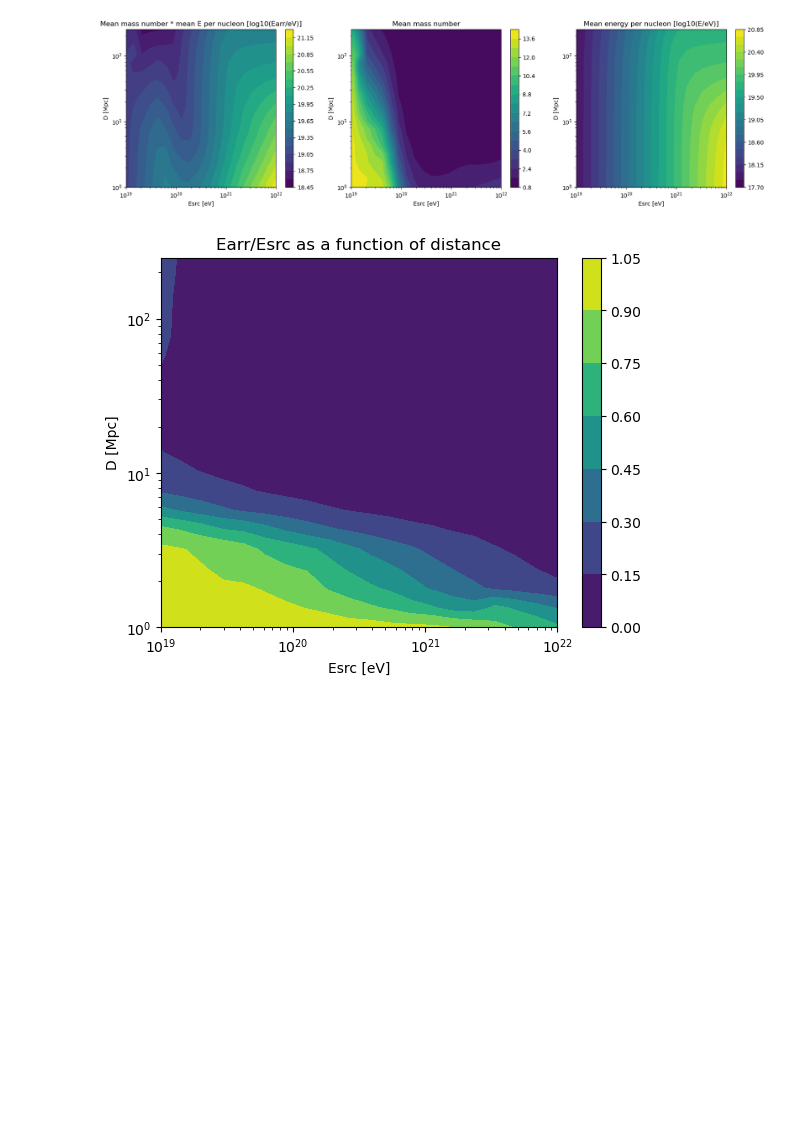
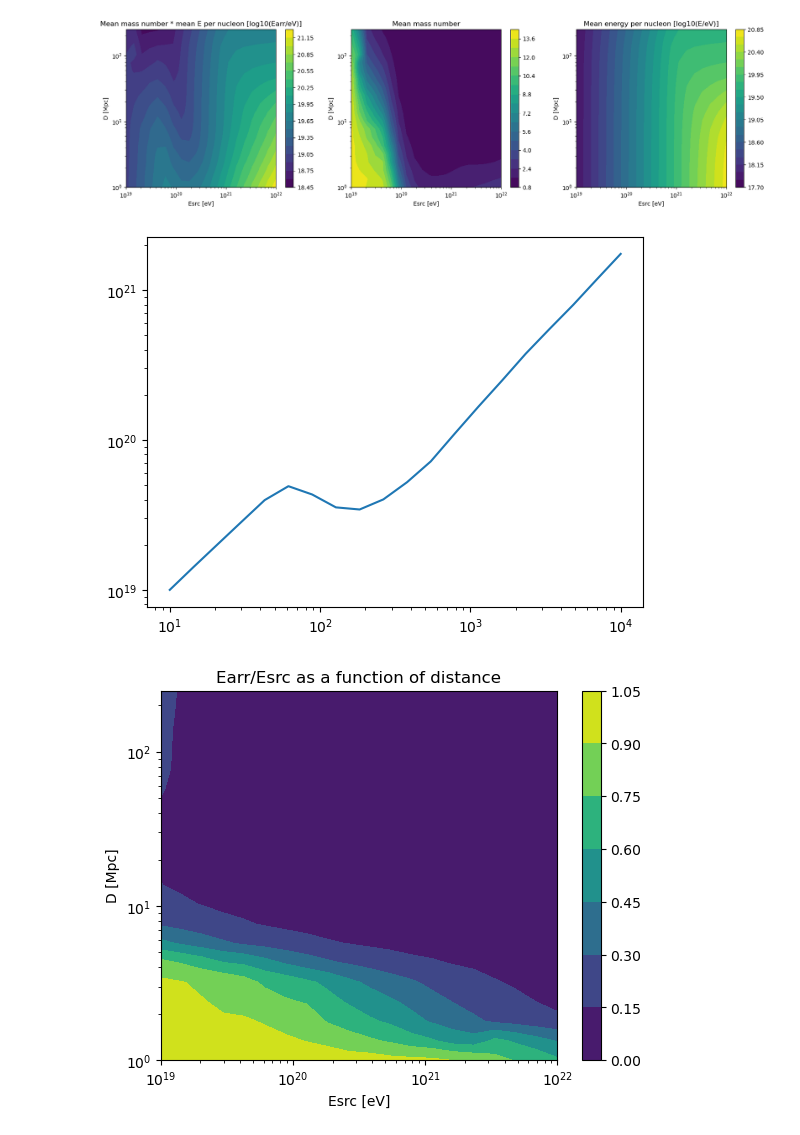
Before and after one commit to uhecr-project/uhecr_model, a Jupyter notebook: uhecr_model/paper_1/energy_loss/energy_loss.ipynb, the cells around one changed output. Drawn from its saved outputs; the diff is of its cells as text; code cells hidden in the pictures; blank space fills up the shorter version.

```diff
--- a/uhecr_model/paper_1/energy_loss/energy_loss.ipynb
+++ b/uhecr_model/paper_1/energy_loss/energy_loss.ipynb
@@ -300,6 +300,20 @@ for axis in ax:
 fig.savefig("figures/new_approx_idea.pdf")
 # %% [output]
 [figure]
+# %%
+Esrc_range = Esrc_range.to_value(u.EeV)
+Earr_range = our_approx.T / 1e18 # EeV
+# %%
+
+
+
+
+fig, ax = plt.subplots()
+ax.plot(Esrc_range.to_value(u.EeV), Earr_range)
+ax.set_xscale("log")
+ax.set_yscale("log")
+# %% [output]
+[figure, added]
 # %%
 our_approx_scaled = np.array([_/Esrc_range.to_value(u.eV) for _ in our_approx.T])
 
```
Also changed, not shown: parts of 7 cells of this notebook, 1 other file.
